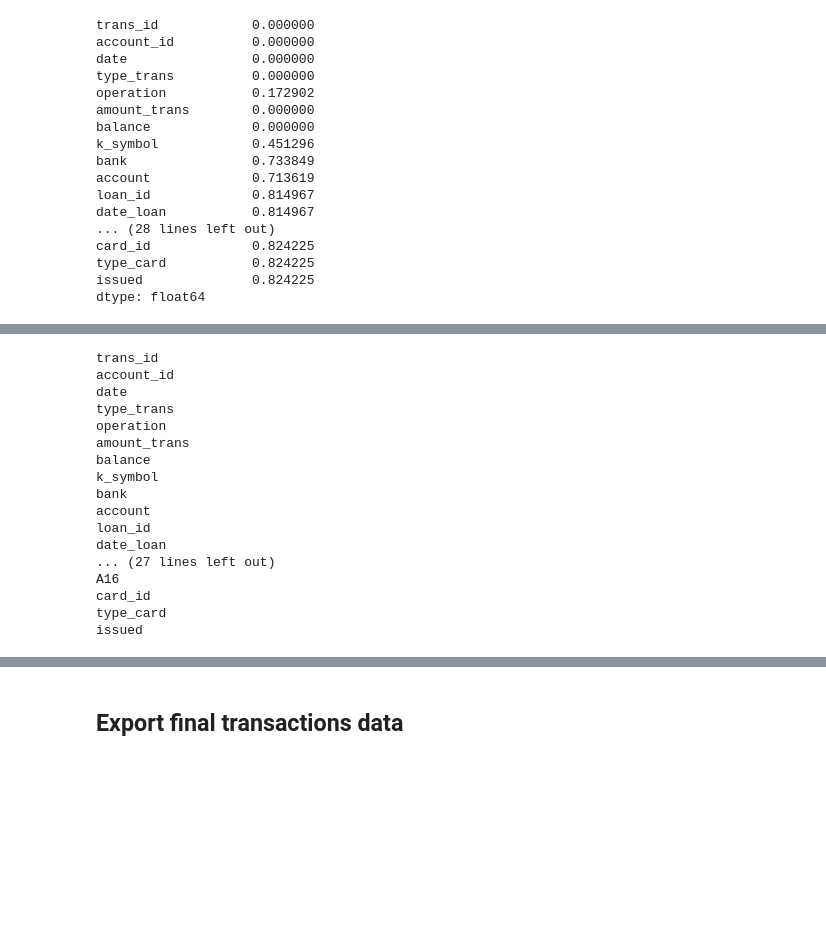
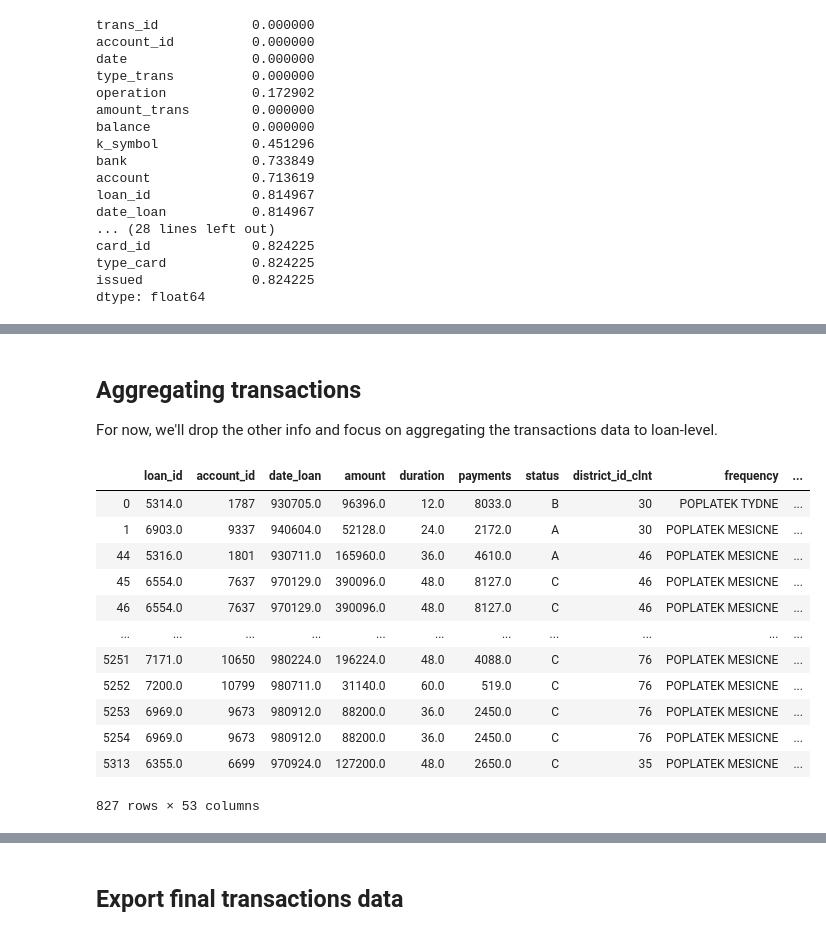
Before and after one commit to loerssoni/credit_risk_prediction, a Jupyter notebook: Credit risk data generation.ipynb, the cells around one changed output, grey strips where cells are left out. Drawn from its saved outputs; the diff is of its cells as text; code cells hidden in the pictures; blank space fills up the shorter version.

```diff
--- a/Credit risk data generation.ipynb
+++ b/Credit risk data generation.ipynb
@@ -127,2 +267,0 @@ trans_loans.issued = pd.to_datetime(trans_loans.issued.str[:6], format='%y%m%d')
-# %%
-trans_loans = trans_loans[trans_loans.date <= trans_loans.date_loan]
@@ -135,20 +268,35 @@ We end up with 66976 transactions for our final data.
-# %%
-print('\n'.join(trans_loans.columns))
-# %% [output]
-trans_id
-account_id
-date
-type_trans
-operation
-amount_trans
-balance
-k_symbol
-bank
-account
-loan_id
-date_loan
-... (27 lines left out)
-A16
-card_id
-type_card
-issued
+# %% [markdown]
+## Aggregating transactions
+
+For now, we'll drop the other info and focus on aggregating the transactions data to loan-level.
+# %%
+trans_loans = trans_loans[['loan_id', 'date','date_loan', 'type_trans', 'operation',
+       'amount_trans', 'balance', 'k_symbol', 'bank', 'account']]
+
+
+trans_loans = pd.get_dummies(trans_loans, columns=['type_trans', 'operation','k_symbol'])
+trans_loans['bank'] = trans_loans.bank.isna().astype('int')
+trans_loans['account'] = trans_loans.account.isna().astype('int')
+# %%
+
+trans_agg = trans_loans.groupby('loan_id').agg('mean')
+# %%
+trans_agg = trans_agg.join(trans_loans.loan_id.value_counts(sort=False))
+# %%
+
+loans = pd.merge(loans, trans_agg, left_on='loan_id', right_index=True, suffixes=['','_trans'], how='left')
+loans
+# %% [output]
+|  | loan_id | account_id | date_loan | amount | duration | payments | status | district_id_clnt | frequency | ... |
+| 0 | 5314.0 | 1787 | 930705.0 | 96396.0 | 12.0 | 8033.0 | B | 30 | POPLATEK TYDNE | ... |
+| 1 | 6903.0 | 9337 | 940604.0 | 52128.0 | 24.0 | 2172.0 | A | 30 | POPLATEK MESICNE | ... |
+| 44 | 5316.0 | 1801 | 930711.0 | 165960.0 | 36.0 | 4610.0 | A | 46 | POPLATEK MESICNE | ... |
+| 45 | 6554.0 | 7637 | 970129.0 | 390096.0 | 48.0 | 8127.0 | C | 46 | POPLATEK MESICNE | ... |
+| 46 | 6554.0 | 7637 | 970129.0 | 390096.0 | 48.0 | 8127.0 | C | 46 | POPLATEK MESICNE | ... |
+| ... | ... | ... | ... | ... | ... | ... | ... | ... | ... | ... |
+| 5251 | 7171.0 | 10650 | 980224.0 | 196224.0 | 48.0 | 4088.0 | C | 76 | POPLATEK MESICNE | ... |
+| 5252 | 7200.0 | 10799 | 980711.0 | 31140.0 | 60.0 | 519.0 | C | 76 | POPLATEK MESICNE | ... |
+| 5253 | 6969.0 | 9673 | 980912.0 | 88200.0 | 36.0 | 2450.0 | C | 76 | POPLATEK MESICNE | ... |
+| 5254 | 6969.0 | 9673 | 980912.0 | 88200.0 | 36.0 | 2450.0 | C | 76 | POPLATEK MESICNE | ... |
+| 5313 | 6355.0 | 6699 | 970924.0 | 127200.0 | 48.0 | 2650.0 | C | 35 | POPLATEK MESICNE | ... |
+827 rows × 53 columns
```
Also changed, not shown: parts of 23 cells of this notebook, 3 other files.
